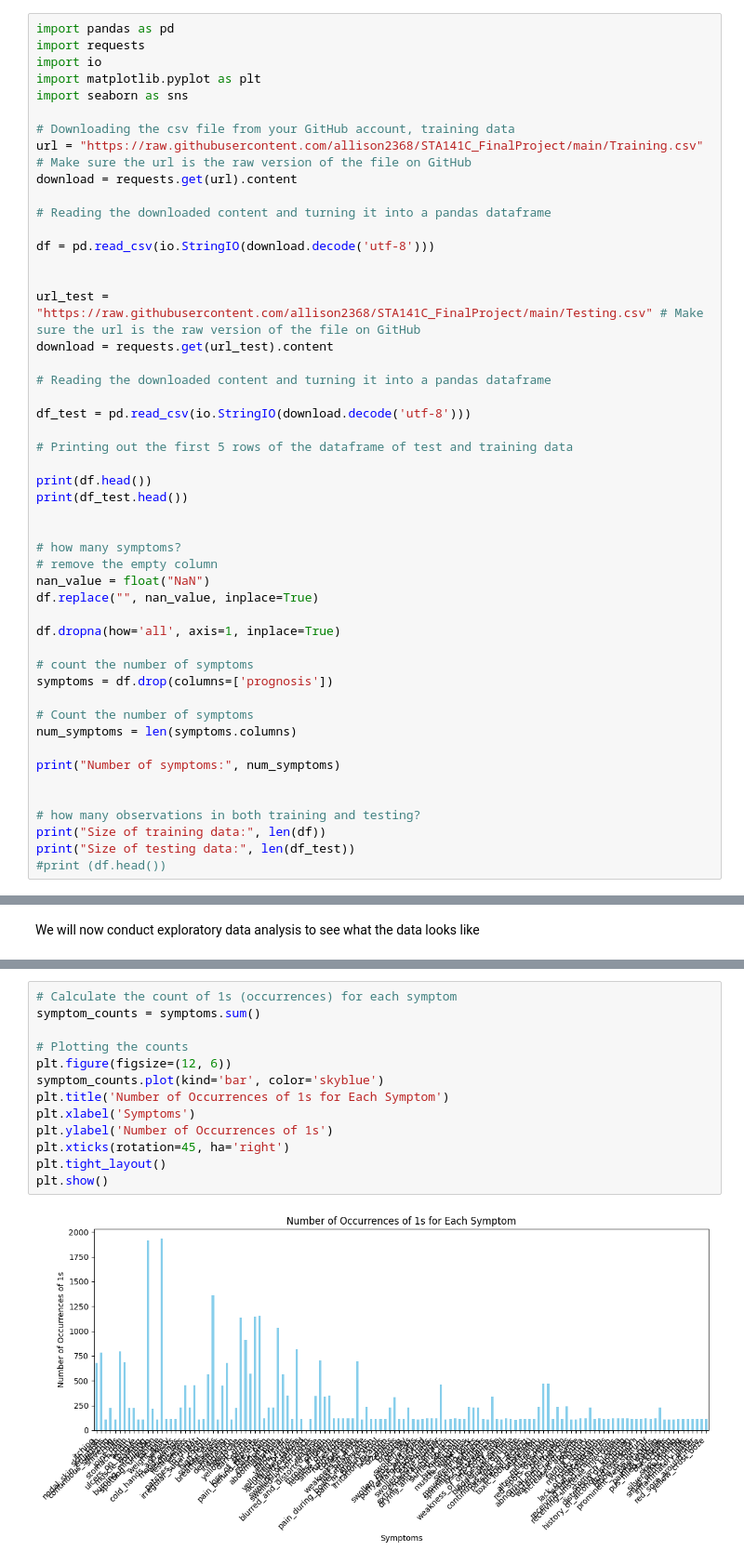
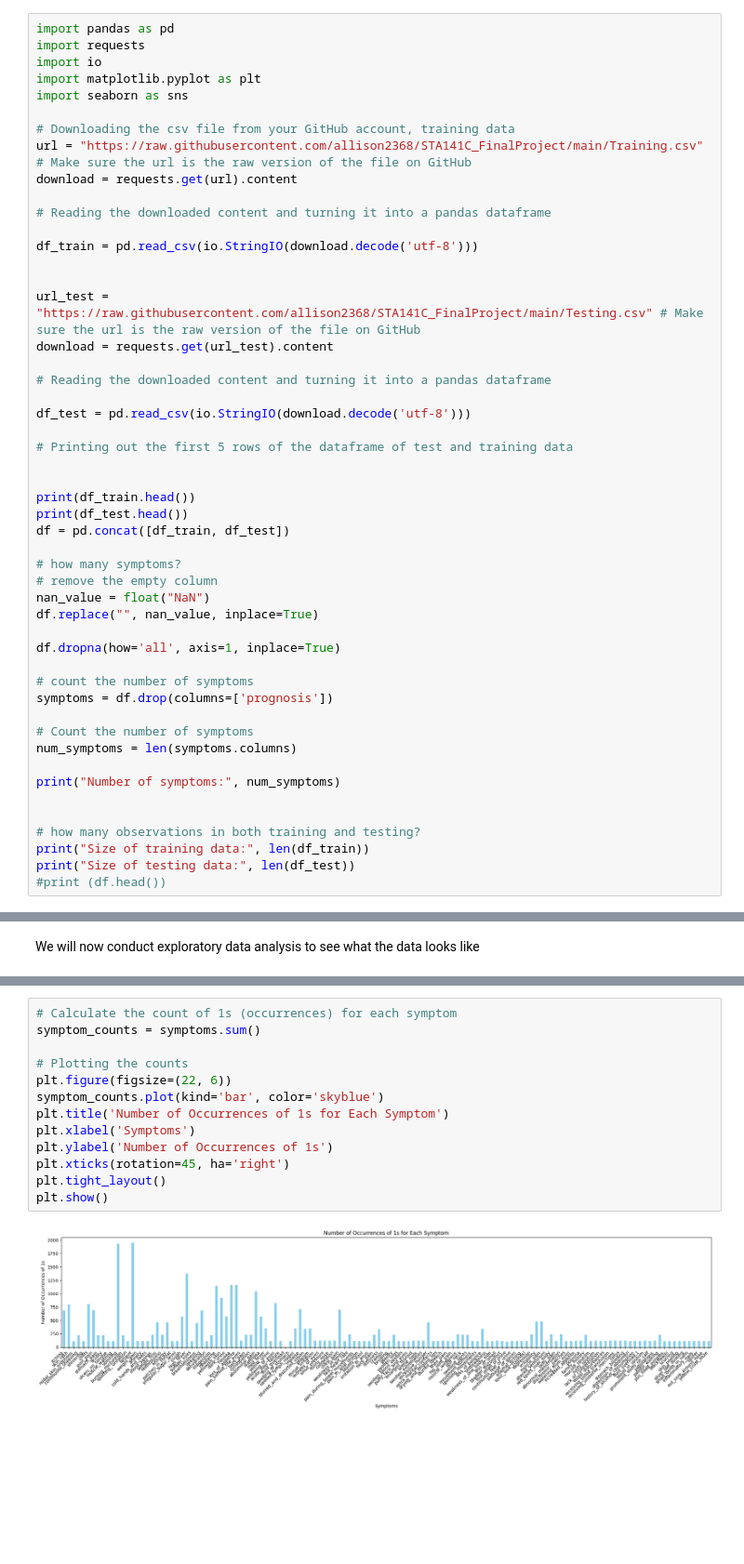
Before and after one commit to jmudong/Disease_Clustering, a Jupyter notebook: final_code.ipynb, the cells around one changed output, grey strips where cells are left out. Shown at 93% size. Drawn from its saved outputs; the diff is of its cells as text; blank space fills up the shorter version.

```diff
--- a/final_code.ipynb
+++ b/final_code.ipynb
@@ -11,7 +11,7 @@ download = requests.get(url).content
 
 # Reading the downloaded content and turning it into a pandas dataframe
 
-df = pd.read_csv(io.StringIO(download.decode('utf-8')))
+df_train = pd.read_csv(io.StringIO(download.decode('utf-8')))
 
 
 url_test = "https://raw.githubusercontent.com/allison2368/STA141C_FinalProject/main/Testing.csv" # Make sure the url is the raw version of the file on GitHub
@@ -23,9 +23,10 @@ df_test = pd.read_csv(io.StringIO(download.decode('utf-8')))
 
 # Printing out the first 5 rows of the dataframe of test and training data
 
-print(df.head())
+
+print(df_train.head())
 print(df_test.head())
-
+df = pd.concat([df_train, df_test])
 
 # how many symptoms?
 # remove the empty column
@@ -44,7 +45,7 @@ print("Number of symptoms:", num_symptoms)
 
 
 # how many observations in both training and testing?
-print("Size of training data:", len(df))
+print("Size of training data:", len(df_train))
 print("Size of testing data:", len(df_test))
 #print (df.head())
 # %% [output]
@@ -140,15 +175,15 @@ plt.show()
 # %%
 # Calculate the count of 1s (occurrences) for each symptom
 symptom_counts = symptoms.sum()
 
 # Plotting the counts
-plt.figure(figsize=(12, 6))
+plt.figure(figsize=(22, 6))
 symptom_counts.plot(kind='bar', color='skyblue')
 plt.title('Number of Occurrences of 1s for Each Symptom')
 plt.xlabel('Symptoms')
 plt.ylabel('Number of Occurrences of 1s')
 plt.xticks(rotation=45, ha='right')
 plt.tight_layout()
 plt.show()
 # %% [output]
-[figure, old version]
+[figure, new version]
```
Also changed, not shown: parts of 4 cells of this notebook.
